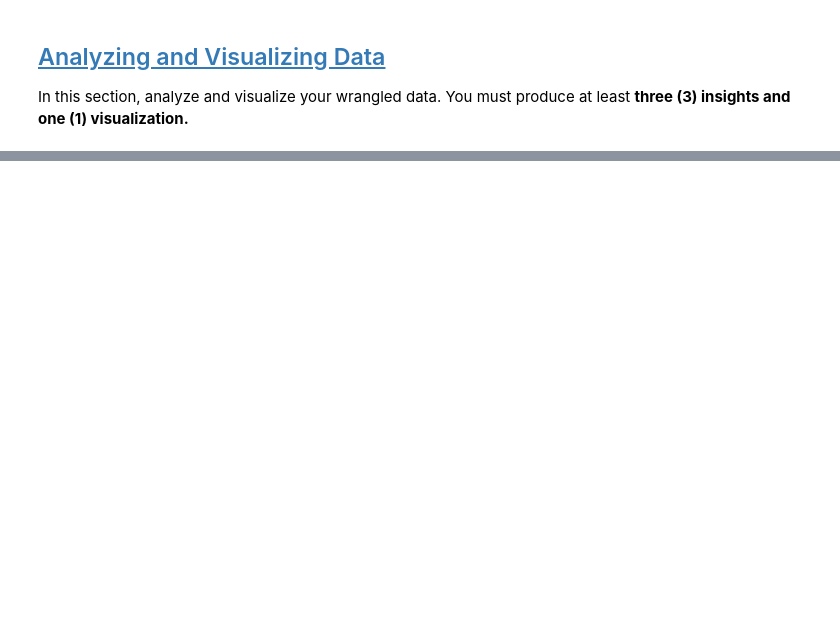
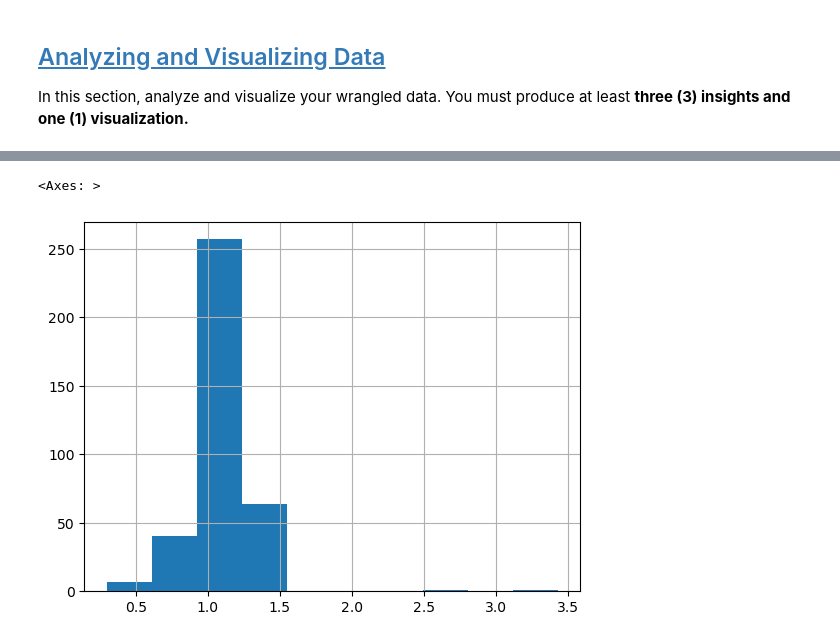
Before and after one commit to ccd239/udacity-wrangle-and-analyse-data, a Jupyter notebook: notebooks/wrangle_act.ipynb, the cells around one changed output, grey strips where cells are left out. Drawn from its saved outputs; the diff is of its cells as text; code cells hidden in the pictures; blank space fills up the shorter version.

```diff
--- a/notebooks/wrangle_act.ipynb
+++ b/notebooks/wrangle_act.ipynb
@@ -765,0 +1414,8 @@ In this section, analyze and visualize your wrangled data. You must produce at l
+# %%
+#Setting the rating as the proportion between the rating_numerator and rating_denominator
+dog_breed['rating']=dog_breed['rating_numerator']/dog_breed['rating_denominator']
+
+dog_breed.rating.hist() #to understand outliers
+# %% [output]
+<Axes: >
+[figure, added]
```
Also changed, not shown: parts of 107 cells of this notebook.
